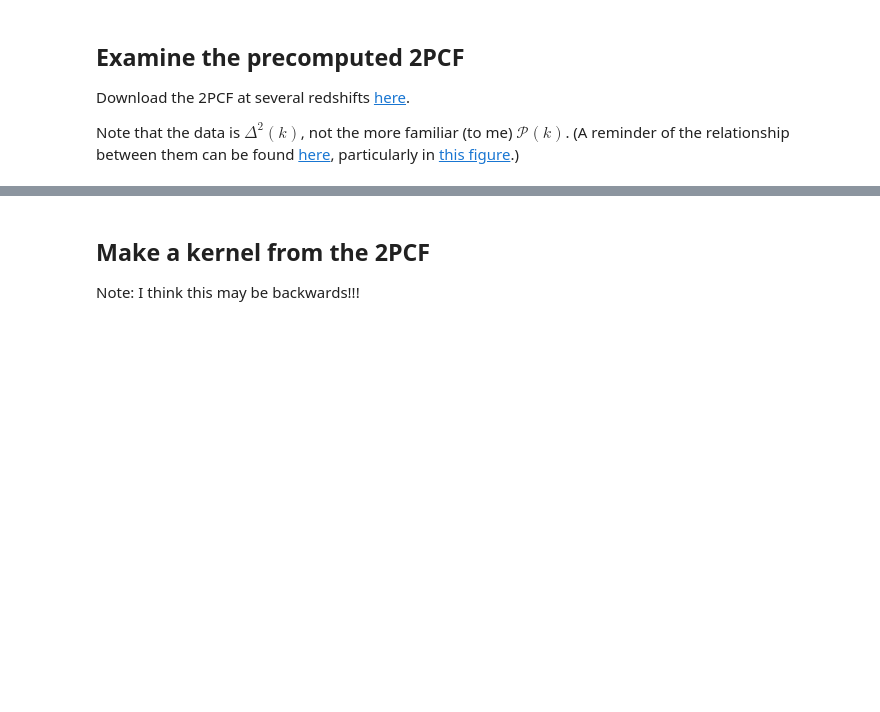
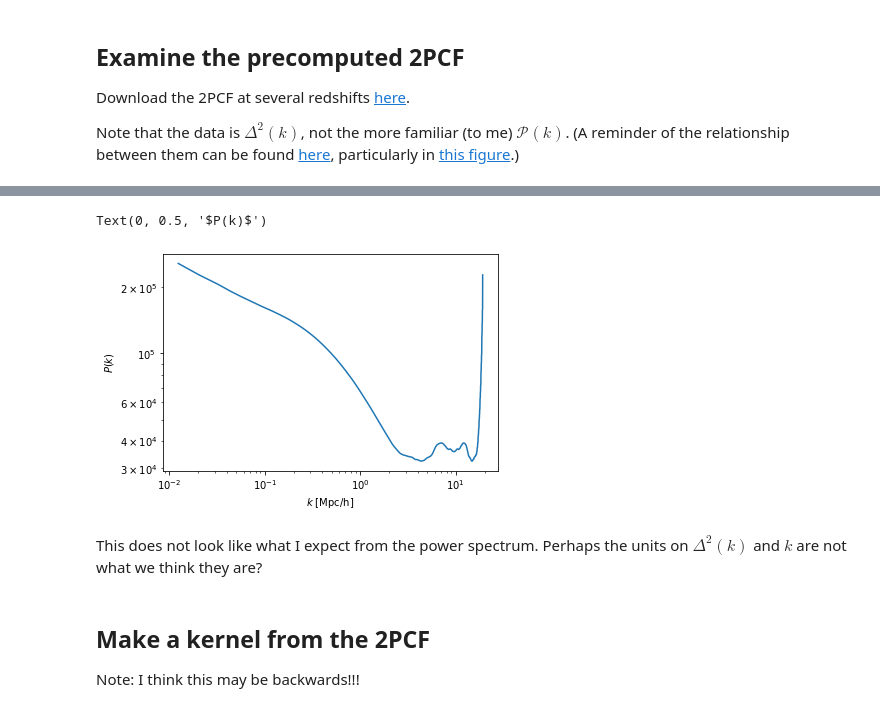
Before and after one commit to aimalz/recidivator, a Jupyter notebook: SLICS/2PCF-to-kernel.ipynb, the cells around one changed output, grey strips where cells are left out. Cells and saved outputs as stored; diff of their text form; code cells hidden in the pictures; blank space fills up the shorter version.

```diff
--- a/SLICS/2PCF-to-kernel.ipynb
+++ b/SLICS/2PCF-to-kernel.ipynb
@@ -34,3 +36,17 @@ plt.ylabel(r'$\Delta^2(k)$')
+# %%
+pk = spf.fft(del2[1] / del2[0]**3 * 2 * np.pi**2)
+# %%
+plt.plot(del2[0], pk.real)
+plt.semilogy()
+plt.semilogx()
+plt.xlabel(r'$k$ [Mpc/h]')
+plt.ylabel(r'$P(k)$')
+# %% [output]
+Text(0, 0.5, '$P(k)$')
+[figure, added]
+# %% [markdown]
+This does not look like what I expect from the power spectrum.
+Perhaps the units on $\Delta^{2}(k)$ and $k$ are not what we think they are?
 # %% [markdown]
 ## Make a kernel from the 2PCF
 
```
Also changed, not shown: parts of 37 cells of this notebook.
